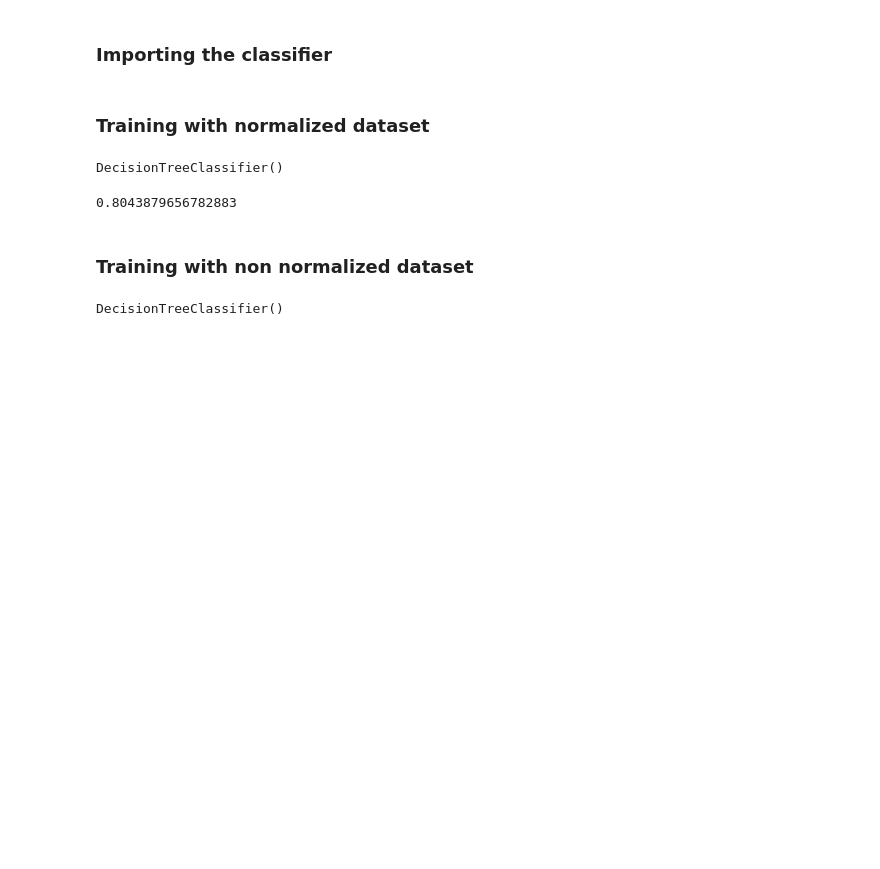
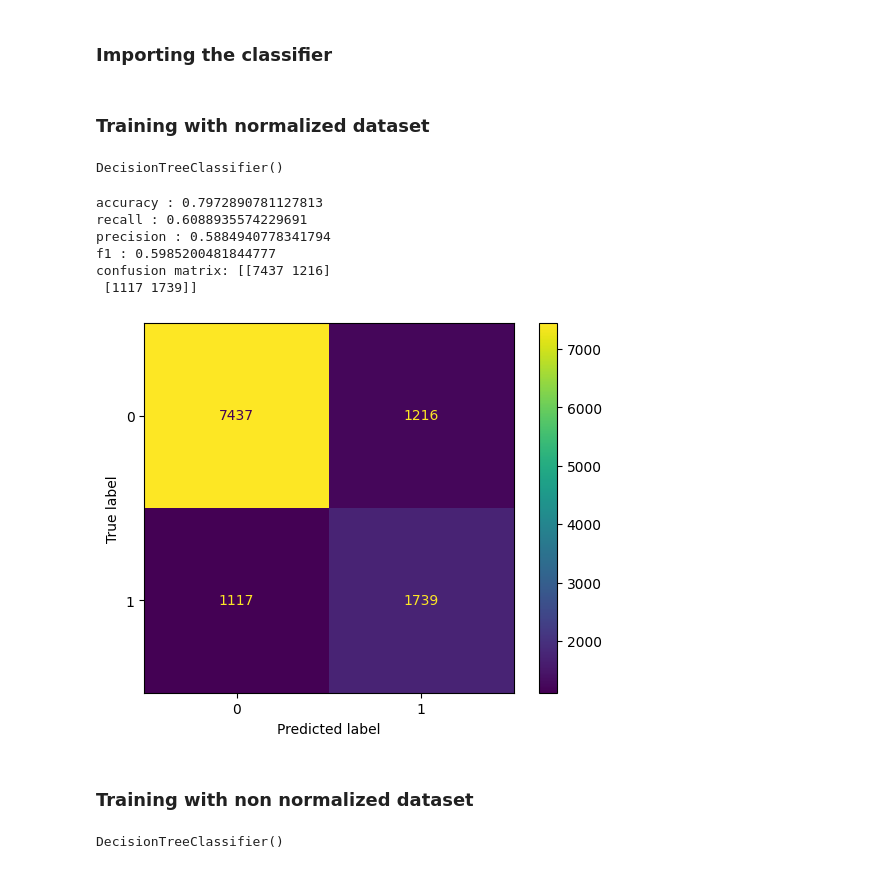
Before and after one commit to WanAdamm/CPC152-Assignment-2, a Jupyter notebook: Desicion Tree.ipynb, the cells around one changed output. Cells and saved outputs as stored; diff of their text form; code cells hidden in the pictures; blank space fills up the shorter version.

```diff
--- a/Desicion Tree.ipynb
+++ b/Desicion Tree.ipynb
@@ -9,3 +11,17 @@ df = pd.read_csv('adult(cleaned).csv')
+# %%
+from sklearn.metrics import accuracy_score, confusion_matrix, recall_score, precision_score, f1_score, ConfusionMatrixDisplay
+import matplotlib.pyplot as plt
+
+def metrics(y_true, y_pred):
+    print(f"accuracy : {accuracy_score(y_true, y_pred)}" )
+    print(f"recall : {recall_score(y_true, y_pred)}" )
+    print(f"precision : {precision_score(y_true, y_pred)}" )
+    print(f"f1 : {f1_score(y_true, y_pred)}" )
+    cm = confusion_matrix(y_true, y_pred)
+    print(f"confusion matrix: {cm}")
+    disp = ConfusionMatrixDisplay(confusion_matrix=cm)
+    disp.plot()
+    plt.show()
 # %% [markdown]
 ### Train test Split
 # %%
@@ -14,7 +30,7 @@ from sklearn.model_selection import train_test_split
 x = df.drop('income', axis=1)
 y = df[['income']]
 # %%
-x_train, x_test, y_train, y_test = train_test_split(x,y, test_size=0.2, random_state=42)
+x_train, x_test, y_train, y_test = train_test_split(x,y, random_state=42, stratify=y)
 # %% [markdown]
 ### Importing the classifier
 # %%
@@ -32,9 +48,15 @@ y_pred = DecTree.predict(x_test)
 # %%
 from sklearn.metrics import accuracy_score
 # %%
-accuracy_score(y_test, y_pred)
+metrics(y_test, y_pred)
 # %% [output]
-0.8043879656782883
+accuracy : 0.7972890781127813
+recall : 0.6088935574229691
+precision : 0.5884940778341794
+f1 : 0.5985200481844777
+confusion matrix: [[7437 1216]
+ [1117 1739]]
+[figure, added]
 # %% [markdown]
 ### Training with non normalized dataset
 # %%
```
Also changed, not shown: parts of 2 cells of this notebook, 4 other files.
